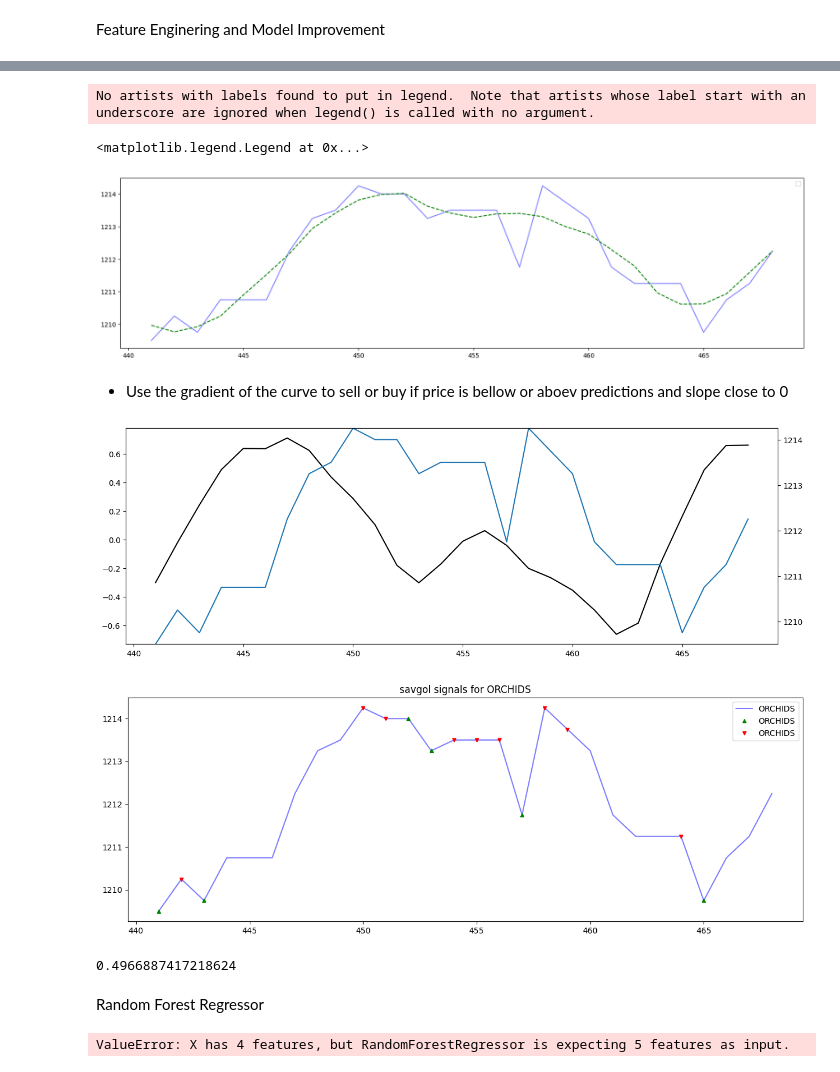
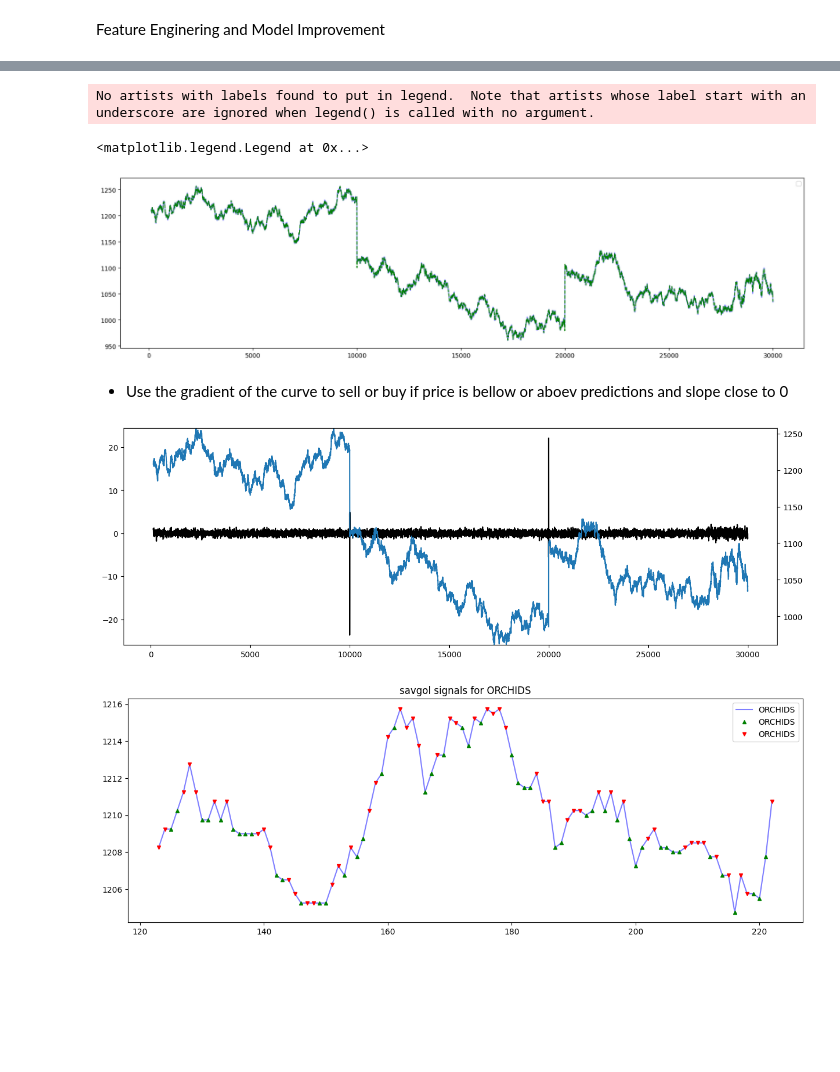
Before and after one commit to rvargas42/IMC_Prosperity2_BigWhales, a Jupyter notebook: Research/round_2/round_2_orhids_research.ipynb, the cells around one changed output, grey strips where cells are left out. Drawn from its saved outputs; the diff is of its cells as text; code cells hidden in the pictures; blank space fills up the shorter version.

```diff
--- a/Research/round_2/round_2_orhids_research.ipynb
+++ b/Research/round_2/round_2_orhids_research.ipynb
@@ -66,7 +66,7 @@ Feature Enginering and Model Improvement
 # %%
 #Filtering ORCHIDS:
 
-sig = data.ORCHIDS.values[:200]
+sig = data.ORCHIDS.values
 window = 11
 savgol_preds = dataUtils.savitzky_golay(sig,window,order=3)
 fig = plt.figure(figsize=(15,5))
@@ -128,7 +128,7 @@ plt.legend()
 # %% [output]
 No artists with labels found to put in legend.  Note that artists whose label start with an underscore are ignored when legend() is called with no argument.
 <matplotlib.legend.Legend at 0x...>
-[figure, old version]
+[figure, new version]
 # %% [markdown]
 - Use the gradient of the curve to sell or buy if price is bellow or aboev predictions and slope close to 0
 # %%
@@ -147,46 +147,31 @@ ax2.plot(y)
 #plt.plot(savgol_preds)
 savgol_signals = y
 # %% [output]
-[figure, old version]
+[figure, new version]
 # %%
 umbral_slope = 0.33
 umbral_orchids = 100
 
 # Aplicar filtro y crear la columna signal
 data['signal_sell'] = np.where(
-    (np.isclose(data['savgol_gradient'], 0, atol=umbral_slope)) &
+
     (data['ORCHIDS'] > data["savgol_price"]),
+    -1,
+    0
+)
+data['signal_buy'] = np.where(
+    (data['ORCHIDS'] < data["savgol_price"]),
     1,
     0
 )
-data['signal_buy'] = np.where(
-    (np.isclose(data['savgol_gradient'], 0, atol=umbral_slope)) & (data['ORCHIDS'] < data["savgol_price"]),
-    1,
-    0
-)
-
+data = data[:100]
 fig = plt.figure(figsize=(15,5))
-data = data[0:100]
 data["ORCHIDS"].plot(color="blue", alpha=0.5)
 data["ORCHIDS"][data.signal_buy==1].plot(marker="^", markersize=5, color='g',linestyle='')
-data["ORCHIDS"][data.signal_sell==1].plot(marker="v", markersize=5, color='r',linestyle='')
+data["ORCHIDS"][data.signal_sell==-1].plot(marker="v", markersize=5, color='r',linestyle='')
 title = "savgol signals for ORCHIDS"
 plt.legend()
 plt.title(title)
 plt.savefig(f"{CHARTS_DIR}/R2_{title}.jpg")
 # %% [output]
-[figure, old version]
+[figure, new version]
-# %%
-((1214/1208)-1)*100
-# %% [output]
-0.4966887417218624
-# %% [markdown]
-Random Forest Regressor
-# %%
-from sklearn.ensemble import RandomForestRegressor
-from sklearn.datasets import make_regression
-regr = RandomForestRegressor(max_depth=2, random_state=0)
-regr.fit(X, y)
-print(regr.predict([[0, 0, 0, 0]]))
-# %% [output]
-ValueError: X has 4 features, but RandomForestRegressor is expecting 5 features as input.
```
Also changed, not shown: parts of 15 cells of this notebook, 3 other files.
